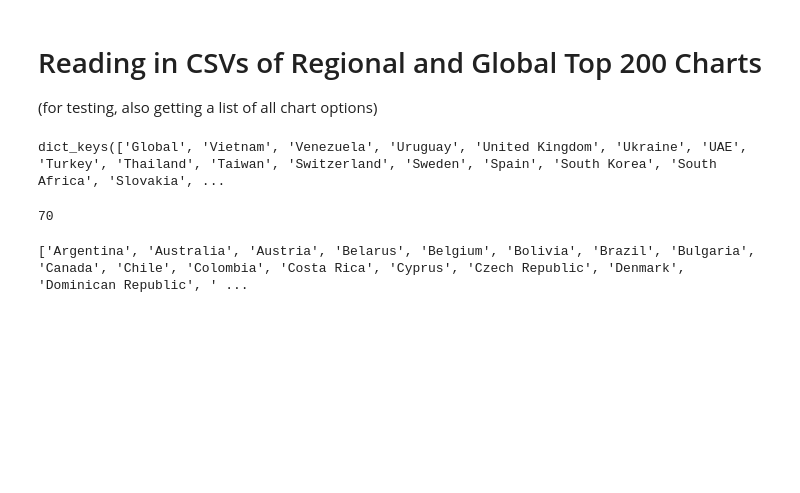
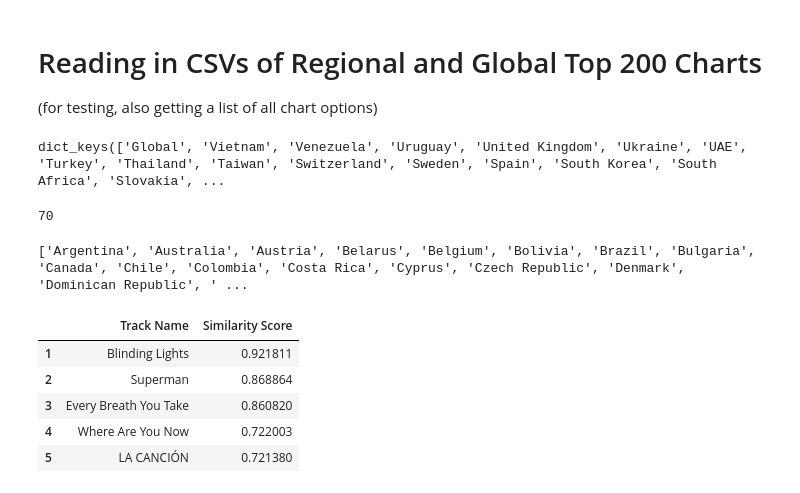
Before and after one commit to Flores-Kevin/rage-against-machine-learning, a Jupyter notebook: building_functions.ipynb, the cells around one changed output. Cells and saved outputs as stored; diff of their text form; code cells hidden in the pictures; blank space fills up the shorter version.

```diff
--- a/building_functions.ipynb
+++ b/building_functions.ipynb
@@ -311,3 +312,14 @@ dropdown_list.sort(reverse=False)
 print(dropdown_list)
 # %% [output]
 ['Argentina', 'Australia', 'Austria', 'Belarus', 'Belgium', 'Bolivia', 'Brazil', 'Bulgaria', 'Canada', 'Chile', 'Colombia', 'Costa Rica', 'Cyprus', 'Czech Republic', 'Denmark', 'Dominican Republic', ' ...
+# %%
+df_for_bar = recommendSongs(search_track,search_artist,region)
+bar_df = df_for_bar[['Track Name','Similarity Score']]
+bar_df
+# %% [output]
+|  | Track Name | Similarity Score |
+| 1 | Blinding Lights | 0.921811 |
+| 2 | Superman | 0.868864 |
+| 3 | Every Breath You Take | 0.860820 |
+| 4 | Where Are You Now | 0.722003 |
+| 5 | LA CANCIÓN | 0.721380 |
```
Also changed, not shown: parts of 2 cells of this notebook, 1 other file.
